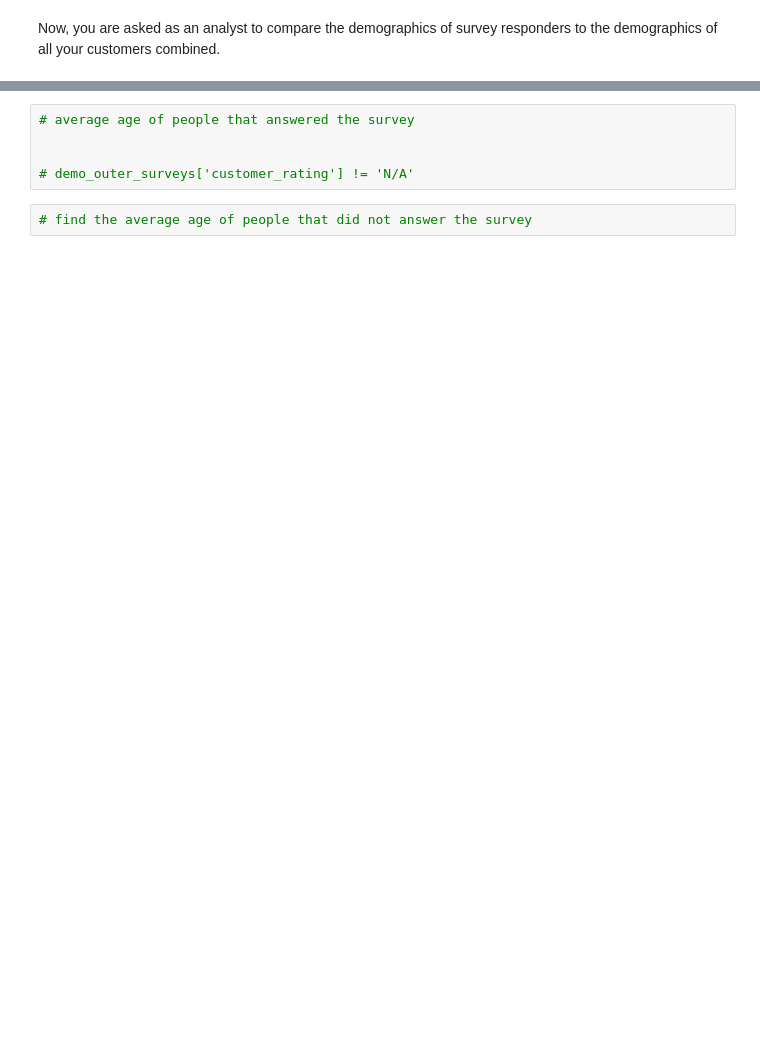
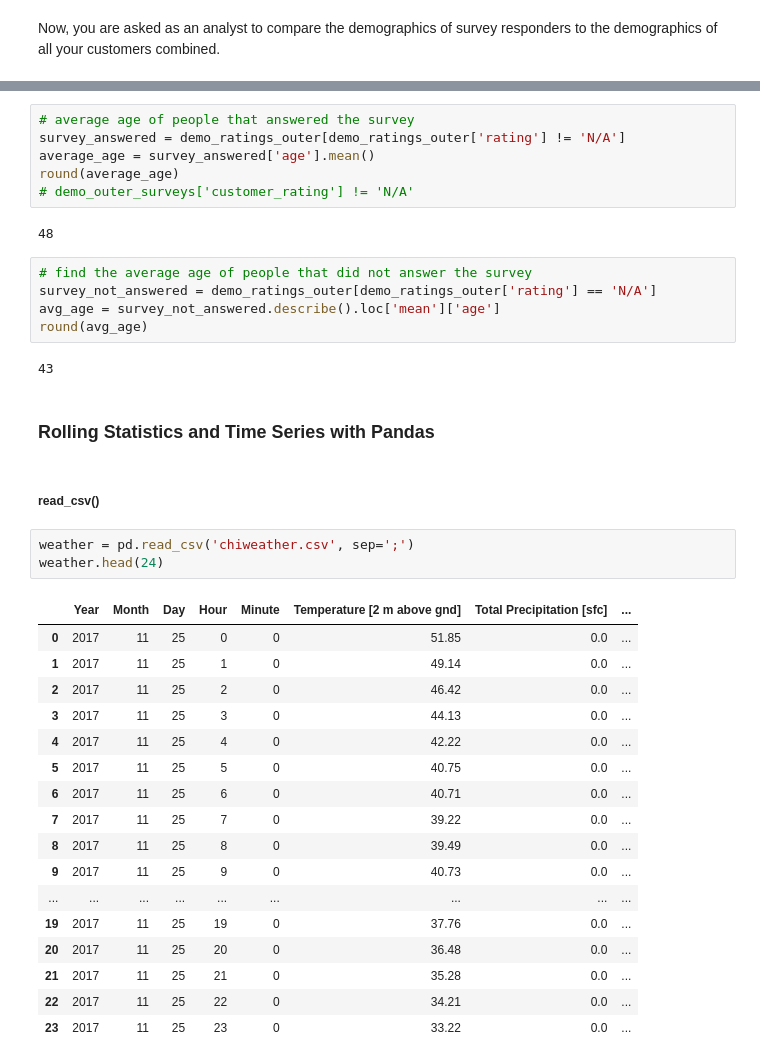
Before and after one commit to bstanton773/week9-day3, a Jupyter notebook: Data_Science_Day_2_Pandas_Joins_TimeSeries_Lecture-Updated2021.ipynb, the cells around one changed output, grey strips where cells are left out. Saved outputs shown, nothing was run; the diff lists cells and outputs as text; blank space fills up the shorter version.

```diff
--- a/Data_Science_Day_2_Pandas_Joins_TimeSeries_Lecture-Updated2021.ipynb
+++ b/Data_Science_Day_2_Pandas_Joins_TimeSeries_Lecture-Updated2021.ipynb
@@ -324,7 +426,40 @@ df3
 # %%
 # average age of people that answered the survey
-
-
+survey_answered = demo_ratings_outer[demo_ratings_outer['rating'] != 'N/A']
+average_age = survey_answered['age'].mean()
+round(average_age)
 # demo_outer_surveys['customer_rating'] != 'N/A'
+# %% [output]
+48
 # %%
 # find the average age of people that did not answer the survey
+survey_not_answered = demo_ratings_outer[demo_ratings_outer['rating'] == 'N/A']
+avg_age = survey_not_answered.describe().loc['mean']['age']
+round(avg_age)
+# %% [output]
+43
+# %% [markdown]
+### Rolling Statistics and Time Series with Pandas
+# %% [markdown]
+##### read_csv()
+# %%
+weather = pd.read_csv('chiweather.csv', sep=';')
+weather.head(24)
+# %% [output]
+|  | Year | Month | Day | Hour | Minute | Temperature [2 m above gnd] | Total Precipitation [sfc] | ... |
+| 0 | 2017 | 11 | 25 | 0 | 0 | 51.85 | 0.0 | ... |
+| 1 | 2017 | 11 | 25 | 1 | 0 | 49.14 | 0.0 | ... |
+| 2 | 2017 | 11 | 25 | 2 | 0 | 46.42 | 0.0 | ... |
+| 3 | 2017 | 11 | 25 | 3 | 0 | 44.13 | 0.0 | ... |
+| 4 | 2017 | 11 | 25 | 4 | 0 | 42.22 | 0.0 | ... |
+| 5 | 2017 | 11 | 25 | 5 | 0 | 40.75 | 0.0 | ... |
+| 6 | 2017 | 11 | 25 | 6 | 0 | 40.71 | 0.0 | ... |
+| 7 | 2017 | 11 | 25 | 7 | 0 | 39.22 | 0.0 | ... |
+| 8 | 2017 | 11 | 25 | 8 | 0 | 39.49 | 0.0 | ... |
+| 9 | 2017 | 11 | 25 | 9 | 0 | 40.73 | 0.0 | ... |
+| ... | ... | ... | ... | ... | ... | ... | ... | ... |
+| 19 | 2017 | 11 | 25 | 19 | 0 | 37.76 | 0.0 | ... |
+| 20 | 2017 | 11 | 25 | 20 | 0 | 36.48 | 0.0 | ... |
+| 21 | 2017 | 11 | 25 | 21 | 0 | 35.28 | 0.0 | ... |
+| 22 | 2017 | 11 | 25 | 22 | 0 | 34.21 | 0.0 | ... |
+| 23 | 2017 | 11 | 25 | 23 | 0 | 33.22 | 0.0 | ... |
```
Also changed, not shown: parts of 30 cells of this notebook, 2 other files.
